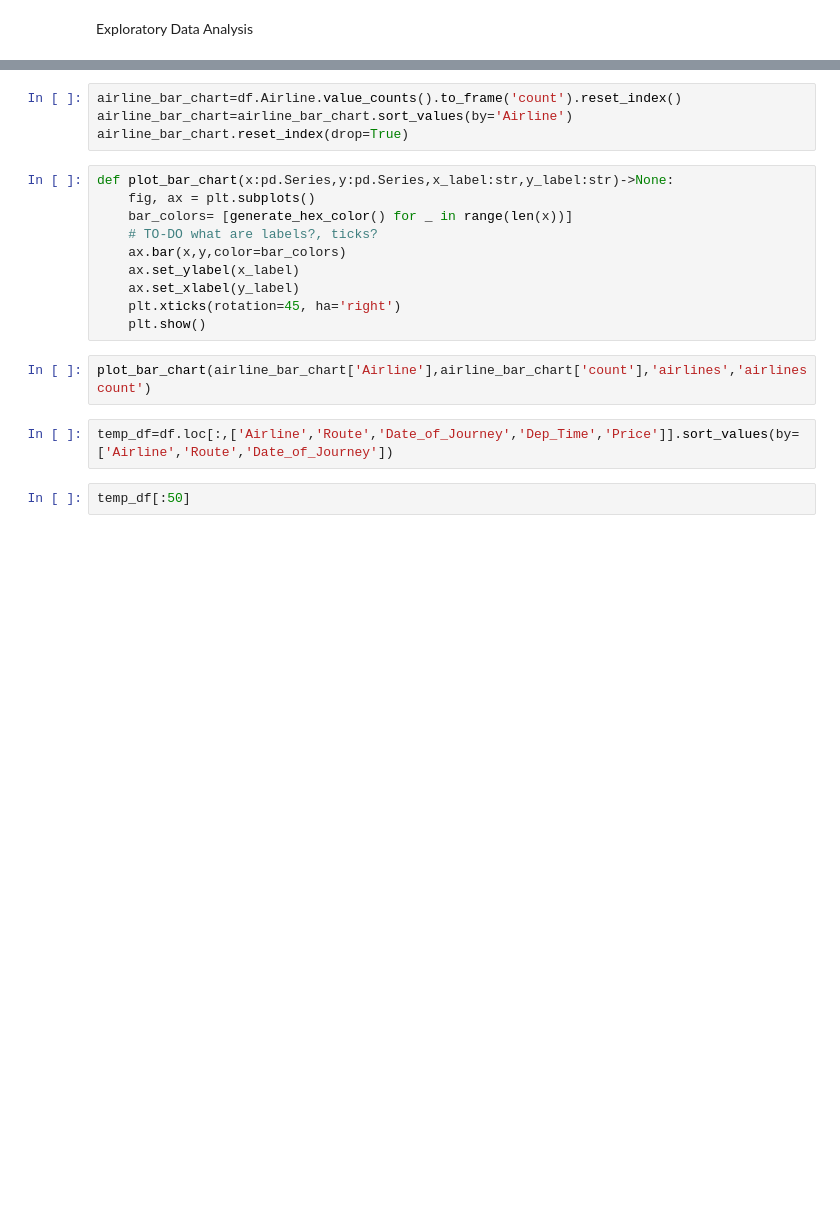
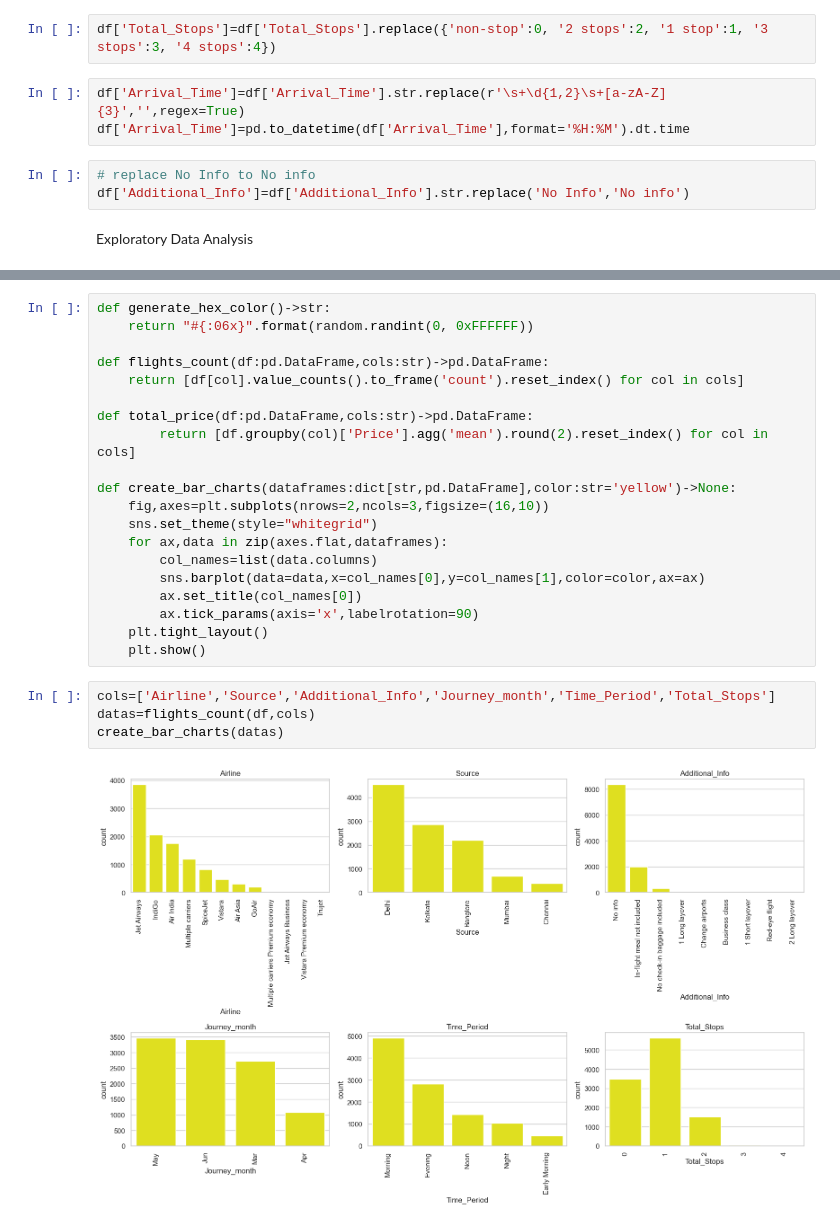
Before and after one commit to revu94/DataScience, a Jupyter notebook: aviation_flightfare_prediction/notebooks/flightfare.ipynb, the cells around one changed output, grey strips where cells are left out. Cells and saved outputs as stored; diff of their text form; blank space fills up the shorter version.

Commit message:
created bar chart visualizations

```diff
--- a/aviation_flightfare_prediction/notebooks/flightfare.ipynb
+++ b/aviation_flightfare_prediction/notebooks/flightfare.ipynb
@@ -128,2 +50,10 @@ df
+# %%
+df['Total_Stops']=df['Total_Stops'].replace({'non-stop':0, '2 stops':2, '1 stop':1, '3 stops':3, '4 stops':4})
+# %%
+df['Arrival_Time']=df['Arrival_Time'].str.replace(r'\s+\d{1,2}\s+[a-zA-Z]{3}','',regex=True)
+df['Arrival_Time']=pd.to_datetime(df['Arrival_Time'],format='%H:%M').dt.time
+# %%
+# replace No Info to No info
+df['Additional_Info']=df['Additional_Info'].str.replace('No Info','No info')
 # %% [markdown]
 Exploratory Data Analysis
@@ -135,20 +62,26 @@ def generate_hex_color():
 # %%
-airline_bar_chart=df.Airline.value_counts().to_frame('count').reset_index()
-airline_bar_chart=airline_bar_chart.sort_values(by='Airline')
-airline_bar_chart.reset_index(drop=True)
+def generate_hex_color()->str:
+    return "#{:06x}".format(random.randint(0, 0xFFFFFF))
+
+def flights_count(df:pd.DataFrame,cols:str)->pd.DataFrame:
+    return [df[col].value_counts().to_frame('count').reset_index() for col in cols]
+
+def total_price(df:pd.DataFrame,cols:str)->pd.DataFrame:
+        return [df.groupby(col)['Price'].agg('mean').round(2).reset_index() for col in cols]
+
+def create_bar_charts(dataframes:dict[str,pd.DataFrame],color:str='yellow')->None:
+    fig,axes=plt.subplots(nrows=2,ncols=3,figsize=(16,10))
+    sns.set_theme(style="whitegrid")
+    for ax,data in zip(axes.flat,dataframes):
+        col_names=list(data.columns)
+        sns.barplot(data=data,x=col_names[0],y=col_names[1],color=color,ax=ax)
+        ax.set_title(col_names[0])
+        ax.tick_params(axis='x',labelrotation=90)
+    plt.tight_layout()
+    plt.show()
-# %%
-def plot_bar_chart(x:pd.Series,y:pd.Series,x_label:str,y_label:str)->None:
-    fig, ax = plt.subplots()
-    bar_colors= [generate_hex_color() for _ in range(len(x))]
-    # TO-DO what are labels?, ticks?
-    ax.bar(x,y,color=bar_colors)
-    ax.set_ylabel(x_label)
-    ax.set_xlabel(y_label)
-    plt.xticks(rotation=45, ha='right')
-    plt.show()
-# %%
-plot_bar_chart(airline_bar_chart['Airline'],airline_bar_chart['count'],'airlines','airlines count')
-# %%
-temp_df=df.loc[:,['Airline','Route','Date_of_Journey','Dep_Time','Price']].sort_values(by=['Airline','Route','Date_of_Journey'])
-# %%
-temp_df[:50]
+# %%
+cols=['Airline','Source','Additional_Info','Journey_month','Time_Period','Total_Stops']
+datas=flights_count(df,cols)
+create_bar_charts(datas)
+# %% [output]
+[figure, added]
```
Also changed, not shown: parts of 23 cells of this notebook, 1 other file.
